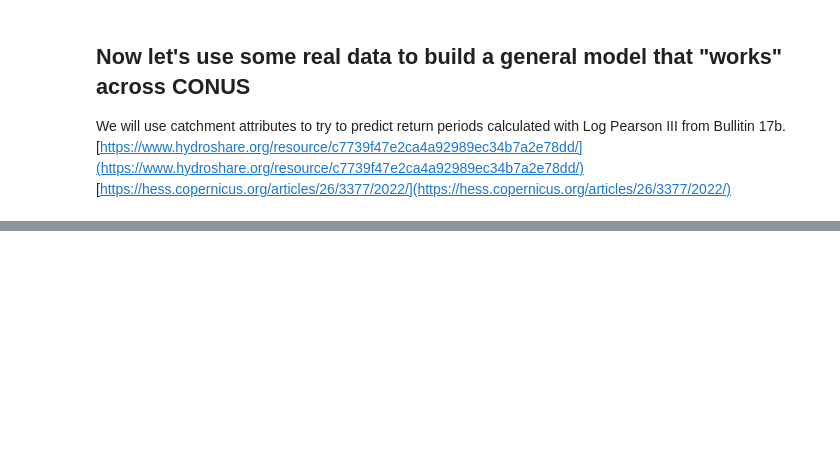
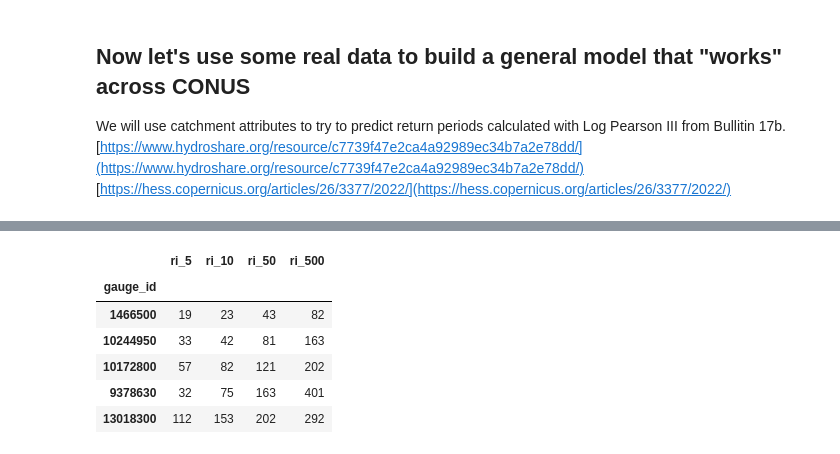
Before and after one commit to NWC-CUAHSI-Summer-Institute/data_science_principals, a Jupyter notebook: 04_regression/regression_models.ipynb, the cells around one changed output, grey strips where cells are left out. Saved outputs shown, nothing was run; the diff lists cells and outputs as text; code cells hidden in the pictures; blank space fills up the shorter version.

```diff
--- a/04_regression/regression_models.ipynb
+++ b/04_regression/regression_models.ipynb
@@ -130,0 +119,10 @@ It's important to note that the choice of regression algorithm depends on variou
+# %%
+df_recurrence_intervals.head()
+# %% [output]
+|  | ri_5 | ri_10 | ri_50 | ri_500 |
+| gauge_id |  |  |  |  |
+| 1466500 | 19 | 23 | 43 | 82 |
+| 10244950 | 33 | 42 | 81 | 163 |
+| 10172800 | 57 | 82 | 121 | 202 |
+| 9378630 | 32 | 75 | 163 | 401 |
+| 13018300 | 112 | 153 | 202 | 292 |
```
Also changed, not shown: parts of 5 cells of this notebook.
